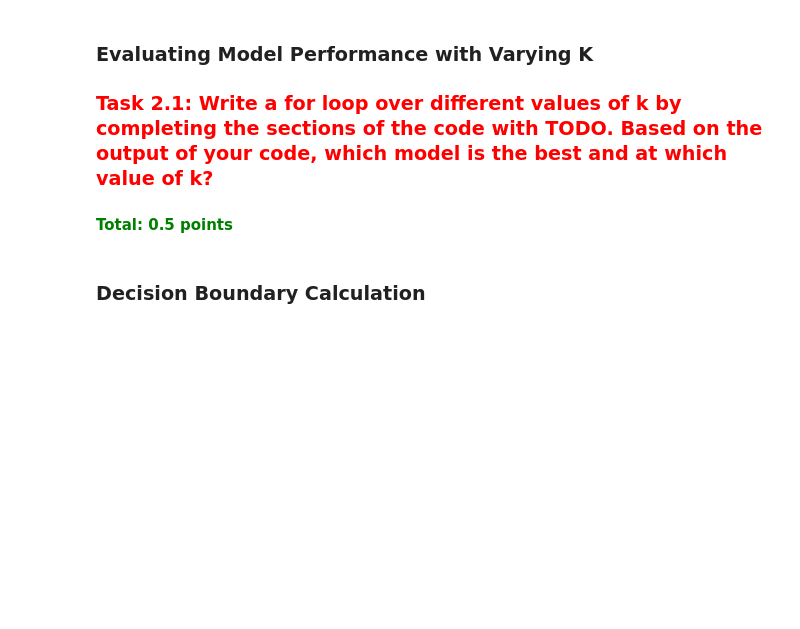
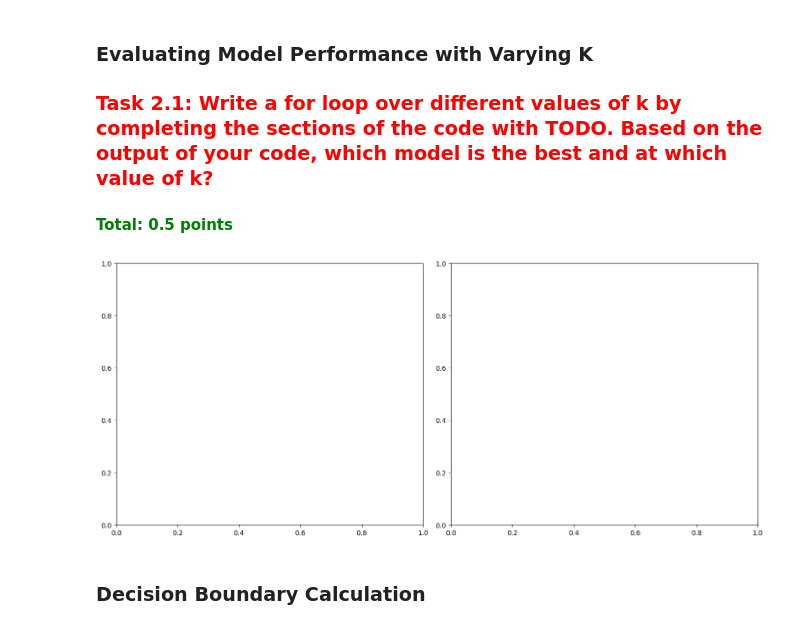
Before and after one commit to samueleserri/Elements-of-machine-learning, a Jupyter notebook: assignment_3_handout.ipynb, the cells around one changed output. Cells and saved outputs as stored; diff of their text form; code cells hidden in the pictures; blank space fills up the shorter version.

```diff
--- a/assignment_3_handout.ipynb
+++ b/assignment_3_handout.ipynb
@@ -101,21 +101,26 @@ def kfold_cross_validation(model, X, y, k=5, random_seed=0):
     for i in range(k):
         # Select the test and train indices
         a = i*fold_size
-        test_indices = list(range(a, a + fold_size)) # TODO: Define test indices
-        train_indices =  list(range(0, a)) + list(range(a + fold_size, n_samples))# TODO: Define train indices
+        b = (i+1)*fold_size
+        # Define test indices
+        test_indices = list(range(a, b))
+        # Define train indices
+        train_indices =  list(range(0, a)) + list(range(b, n_samples))
 
         X_train, X_test = X[train_indices], X[test_indices]
         y_train, y_test = y[train_indices], y[test_indices]
 
+        # Model fitting on train
         model.fit(X_train, y_train)
+        # Use model to make Predictions on held out xtest
         y_pred = model.predict(X_test)
-        # TODO: Model fitting on train
-        # TODO: Use model to make Predictions on held out xtest
 
 
-        accuracy =  accuracy_score(y_true= y, y_pred=y_pred)# TODO: Calculate accuracy and append to accuracies list
-        f1 = f1_score(y_true= y, y_pred= y_pred)  # TODO: Calculate weighted F1 score and append to f1_scores list
+        # Calculate accuracy and append to accuracies list
+        accuracy =  accuracy_score(y_true=y_test, y_pred=y_pred)
         accuracies.append(accuracy)
+        # Calculate weighted F1 score and append to f1_scores list
+        f1 = f1_score(y_true=y_test, y_pred=y_pred)
         f1_scores.append(f1)
     return np.mean(accuracies), np.mean(f1_scores)
 # TODO: Return average accuracy and F1 score
@@ -131,15 +136,14 @@ from sklearn.linear_model import LogisticRegression
 from sklearn.discriminant_analysis import LinearDiscriminantAnalysis, QuadraticDiscriminantAnalysis
 
 # Instantiate your models
-logistic_regression = #TODO
-lda = #TODO
-qda = #TODO
+logistic_regression = LogisticRegression()
+lda = LinearDiscriminantAnalysis()
+qda = QuadraticDiscriminantAnalysis()
 
 # Fit the models using k-fold cross-validation
-lr_accuracy, lr_f1 = #TODO
-lda_accuracy, lda_f1 = #TODO
-qda_accuracy, qda_f1 = #TODO
-
+lr_accuracy, lr_f1 = kfold_cross_validation(logistic_regression, X, y)
+lda_accuracy, lda_f1 = kfold_cross_validation(lda, X, y)
+qda_accuracy, qda_f1 = kfold_cross_validation(qda, X, y)
 
 print(f'Logistic Regression: Accuracy = {lr_accuracy:.2f}, F1 Score = {lr_f1:.2f}')
 print(f'LDA: Accuracy = {lda_accuracy:.2f}, F1 Score = {lda_f1:.2f}')
@@ -153,36 +161,44 @@ print(f'QDA: Accuracy = {qda_accuracy:.2f}, F1 Score = {qda_f1:.2f}')
 # %%
 # Define the range of k values
 k_values = [5, 10, 15, 20, 25, 30]
 
-# TODO:Initialize lists to store accuracy and f1 score of each model
+# Initialize lists to store accuracy and f1 score of each model
+lr_accuracies = []
+lr_f1_scores = []
+lda_accuracies = []
+lda_f1_scores = []
+qda_accuracies = []
+qda_f1_scores = []
 
 # Perform cross-validation for each value of k
 for k in k_values:
-    lr_accuracy, lr_f1 = #TODO: Use written kfold_cross_validation  for the logistic regression model
-    lda_accuracy, lda_f1 = #TODO:  Use written kfold_cross_validation  for the lda model
-    qda_accuracy, qda_f1 = #TODO: Use written kfold_cross_validation  for the qda model
+    lr_accuracy, lr_f1 = kfold_cross_validation(logistic_regression, X, y, k)
+    lda_accuracy, lda_f1 = kfold_cross_validation(lda, X, y, k)
+    qda_accuracy, qda_f1 = kfold_cross_validation(qda, X, y, k)
 
     lr_accuracies.append(lr_accuracy)
     lr_f1_scores.append(lr_f1)
     lda_accuracies.append(lda_accuracy)
     lda_f1_scores.append(lda_f1)
     qda_accuracies.append(qda_accuracy)
     qda_f1_scores.append(qda_f1)
 
 # Plot the results
 plt.figure(figsize=(14, 6))
 
 # accuracy plot
 plt.subplot(1, 2, 1)
 # TODO: Plot the accuracy of each model
 
 # F1 score plot
 plt.subplot(1, 2, 2)
 # TODO: Plot the F1 score of each model
 
 
 plt.tight_layout()
 plt.show()
+# %% [output]
+[figure, added]
 # %% [markdown]
 ### Decision Boundary Calculation
 # %% [markdown]
```
Also changed, not shown: parts of 2 cells of this notebook, 1 other file.
